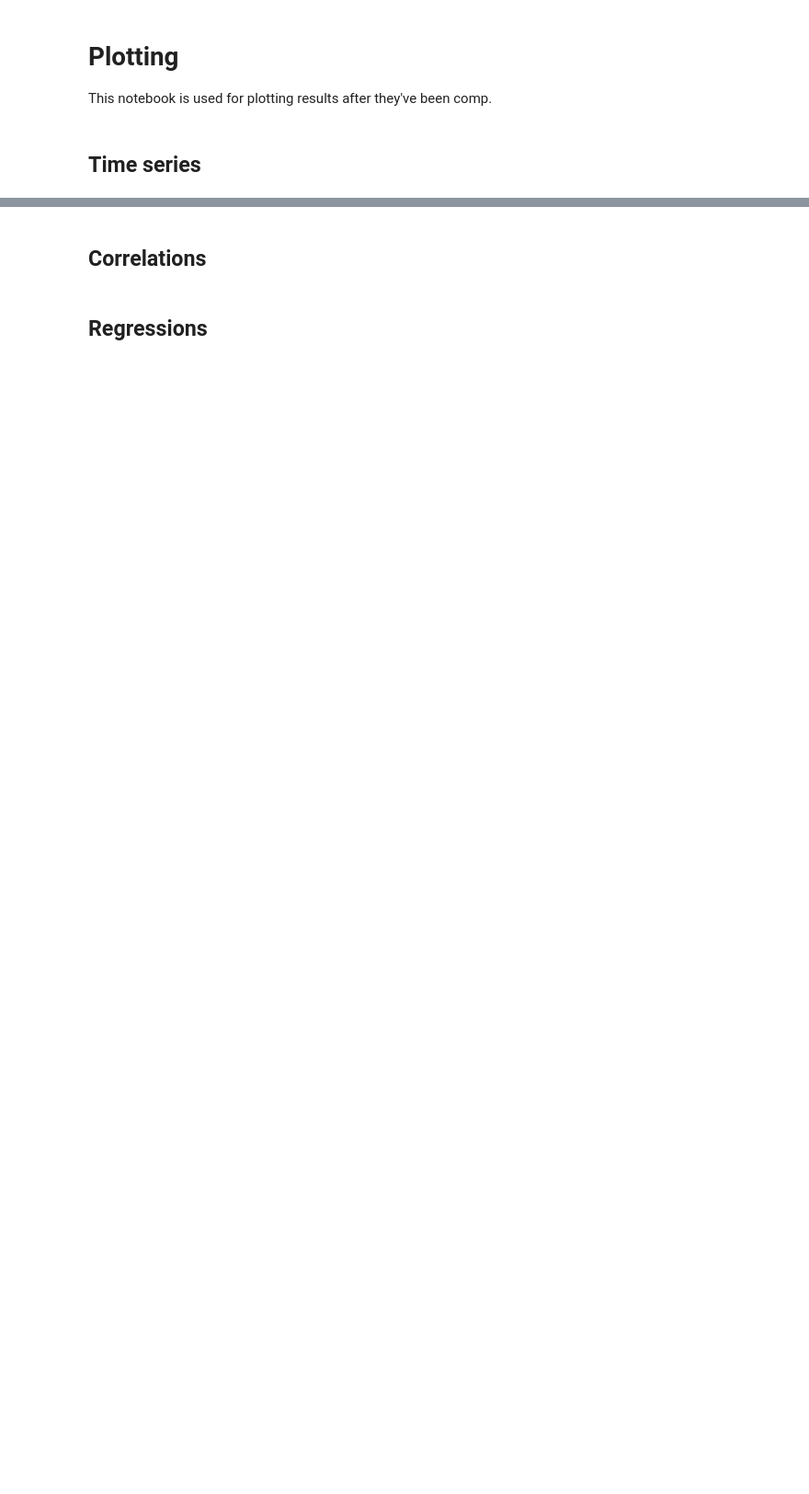
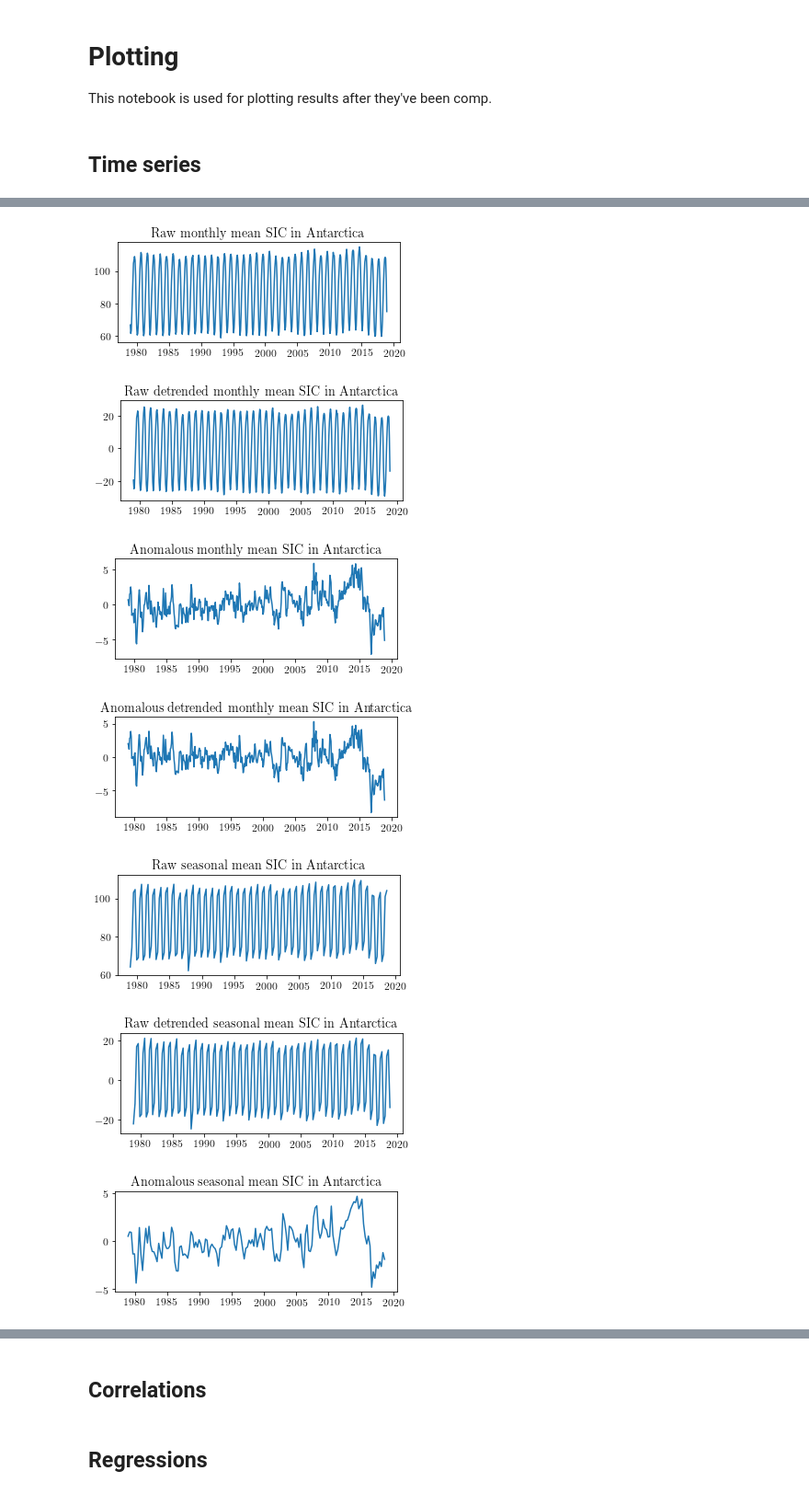
Before and after one commit to hjelleyman/Antarctica-M.1, a Jupyter notebook: 0_Plotting.ipynb, the cells around one changed output, grey strips where cells are left out. Shown at 92% size. Saved outputs shown, nothing was run; the diff lists cells and outputs as text; code cells hidden in the pictures; blank space fills up the shorter version.

```diff
--- a/0_Plotting.ipynb
+++ b/0_Plotting.ipynb
@@ -54,2 +53,12 @@ plot.plot_all_seaice(resolutions, temporal_resolution, temporal_decomposition, d
 # %%
 # Plot index time series
+plt.style.use('stylesheets/timeseries.mplstyle')
+plot.plot_all_seaice(resolutions, temporal_resolution, temporal_decomposition, detrend)
+# %% [output]
+[figure, added]
+[figure, added]
+[figure, added]
+[figure, added]
+[figure, added]
+[figure, added]
+[figure, added]
```
Also changed, not shown: parts of 3 cells of this notebook, 4 other files.
